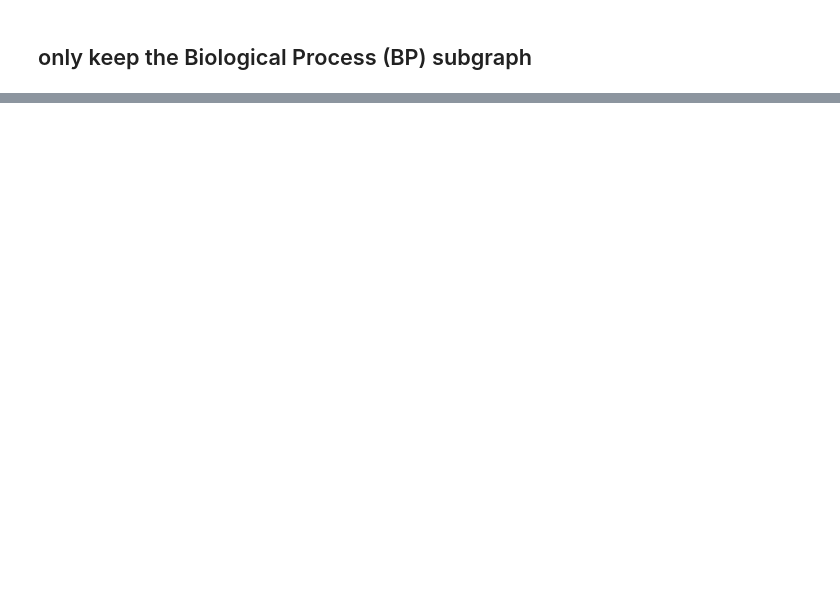
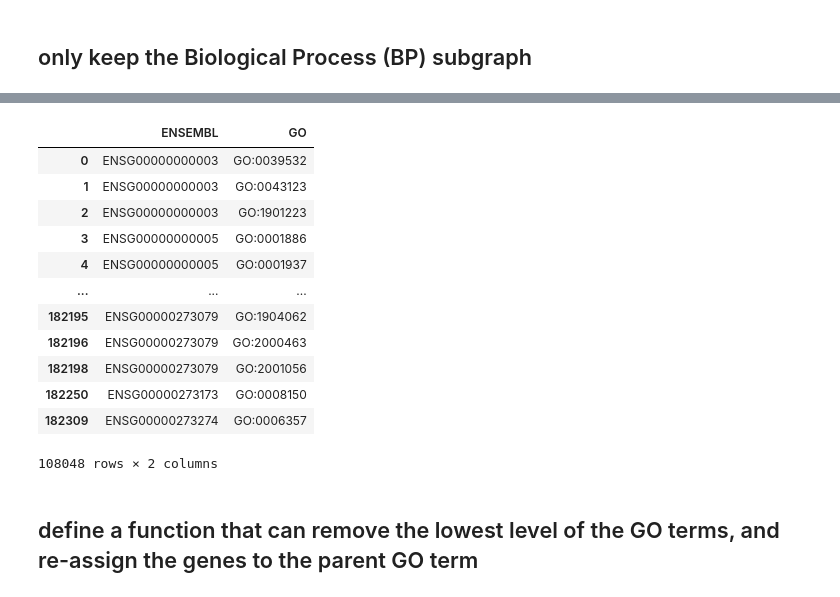
Before and after one commit to joddiy/gognn_7412, a Jupyter notebook: py/pre_processing.ipynb, the cells around one changed output, grey strips where cells are left out. Saved outputs shown, nothing was run; the diff lists cells and outputs as text; code cells hidden in the pictures; blank space fills up the shorter version.

```diff
--- a/py/pre_processing.ipynb
+++ b/py/pre_processing.ipynb
@@ -169,0 +150,25 @@ for ensembl in tqdm(list(gp.groups.keys())):
+# %%
+go_genes_map = {}
+for idx, row in bp_db.iterrows():
+    go = row.GO
+    gene = row.ENSEMBL
+    if go not in go_genes_map:
+        go_genes_map[go] = set()
+    go_genes_map[go].add(gene)
+
+leaves = [x for x in bp_graph_nodes if bp_graph.in_degree(x) == 0]
+
+removes_terms = set()
+
+def dfs(node):
+    res = set()
+    if bp_graph.in_degree(node) != 0:  # collect all the genes from the parents
+        for parent in bp_graph.predecessors(node):
+            res = res.union(dfs(parent))
+    if node in go_genes_map: # compare and record the genes that already appears in the parents
+        for gene in go_genes_map[node].intersection(res):
+            removes_terms.add(tuple([node, gene]))
+        res = res.union(go_genes_map[node])
+    return res
+
+_ = dfs(bp_node)
@@ -169,0 +179,3 @@ for ensembl in tqdm(list(gp.groups.keys())):
+# %%
+bp_db = bp_db[~bp_db.apply(lambda x: tuple([x.GO, x.ENSEMBL]) in removes_terms, axis=1)]
+bp_db.describe()
@@ -169,0 +188,18 @@ for ensembl in tqdm(list(gp.groups.keys())):
+# %%
+bp_db
+# %% [output]
+|  | ENSEMBL | GO |
+| 0 | ENSG00000000003 | GO:0039532 |
+| 1 | ENSG00000000003 | GO:0043123 |
+| 2 | ENSG00000000003 | GO:1901223 |
+| 3 | ENSG00000000005 | GO:0001886 |
+| 4 | ENSG00000000005 | GO:0001937 |
+| ... | ... | ... |
+| 182195 | ENSG00000273079 | GO:1904062 |
+| 182196 | ENSG00000273079 | GO:2000463 |
+| 182198 | ENSG00000273079 | GO:2001056 |
+| 182250 | ENSG00000273173 | GO:0008150 |
+| 182309 | ENSG00000273274 | GO:0006357 |
+108048 rows × 2 columns
+# %% [markdown]
+## define a function that can remove the lowest level of the GO terms, and re-assign the genes to the parent GO term
```
Also changed, not shown: parts of 43 cells of this notebook, 4 other files.
